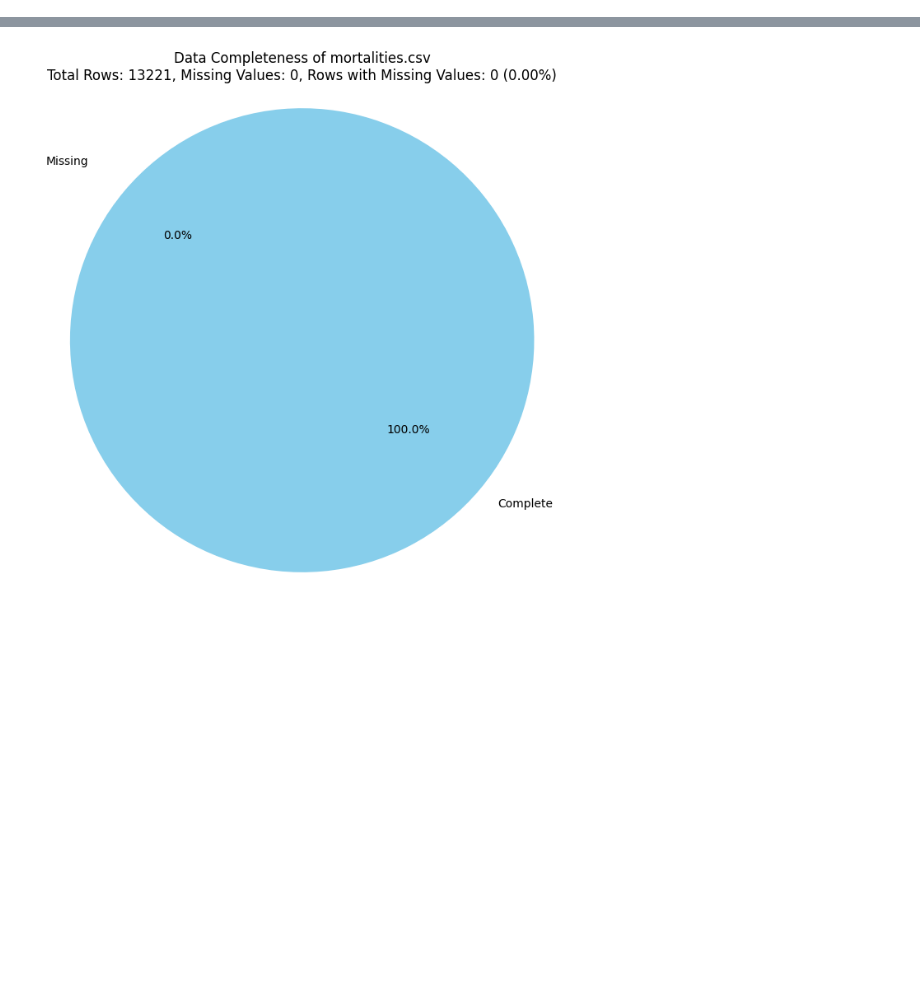
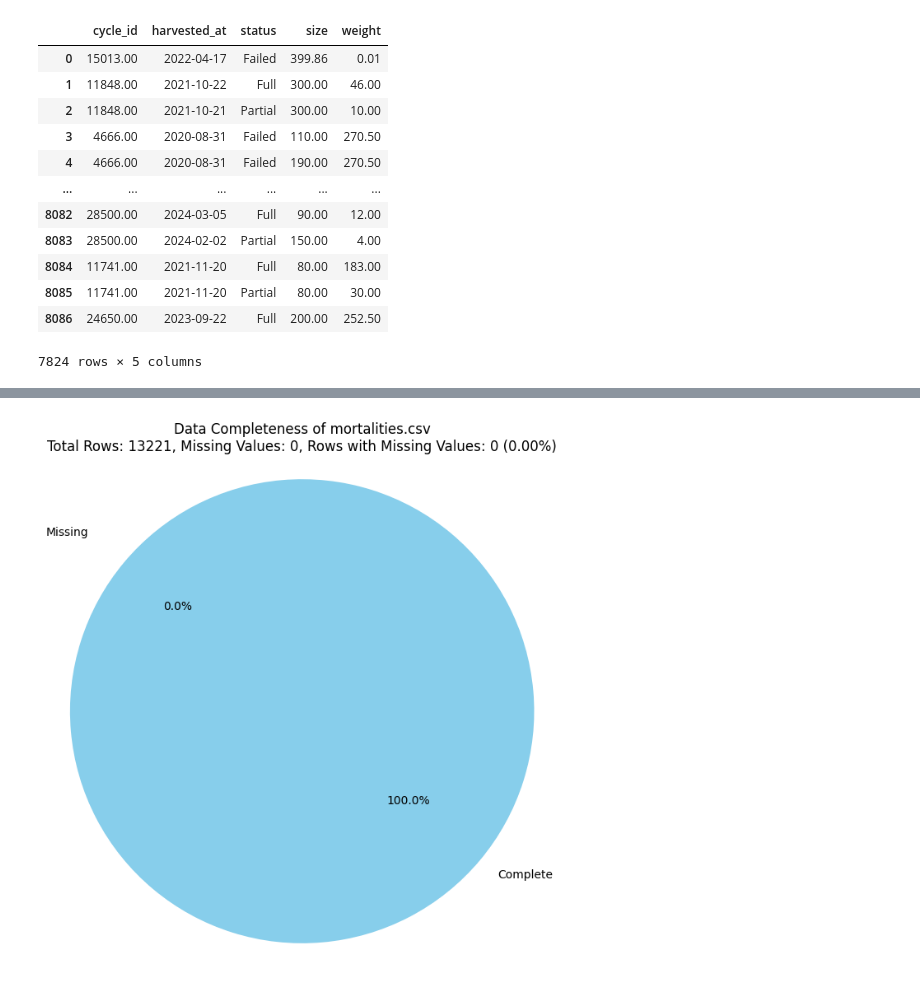
Before and after one commit to Candratama/Jala-Data-Scientist, a Jupyter notebook: Data Science - Test.ipynb, the cells around one changed output, grey strips where cells are left out. Drawn from its saved outputs; the diff is of its cells as text; code cells hidden in the pictures; blank space fills up the shorter version.

```diff
--- a/Data Science - Test.ipynb
+++ b/Data Science - Test.ipynb
@@ -0,0 +157,24 @@
+# %%
+# Load the data from harvests.csv
+df_harvests = pd.read_csv('data/harvests.csv')
+df_harvests = df_harvests[['cycle_id',
+                           'harvested_at',
+                           'status',
+                           'size',
+                           'weight']]
+df_harvests = df_harvests.dropna()
+df_harvests
+# %% [output]
+|  | cycle_id | harvested_at | status | size | weight |
+| 0 | 15013.00 | 2022-04-17 | Failed | 399.86 | 0.01 |
+| 1 | 11848.00 | 2021-10-22 | Full | 300.00 | 46.00 |
+| 2 | 11848.00 | 2021-10-21 | Partial | 300.00 | 10.00 |
+| 3 | 4666.00 | 2020-08-31 | Failed | 110.00 | 270.50 |
+| 4 | 4666.00 | 2020-08-31 | Failed | 190.00 | 270.50 |
+| ... | ... | ... | ... | ... | ... |
+| 8082 | 28500.00 | 2024-03-05 | Full | 90.00 | 12.00 |
+| 8083 | 28500.00 | 2024-02-02 | Partial | 150.00 | 4.00 |
+| 8084 | 11741.00 | 2021-11-20 | Full | 80.00 | 183.00 |
+| 8085 | 11741.00 | 2021-11-20 | Partial | 80.00 | 30.00 |
+| 8086 | 24650.00 | 2023-09-22 | Full | 200.00 | 252.50 |
+7824 rows × 5 columns
```
Also changed, not shown: parts of 20 cells of this notebook, 2 other files.
